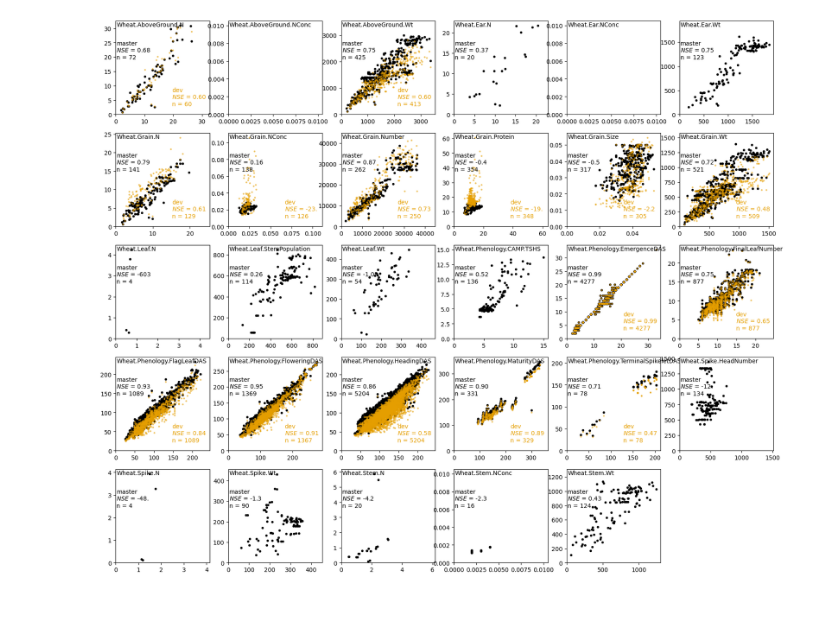
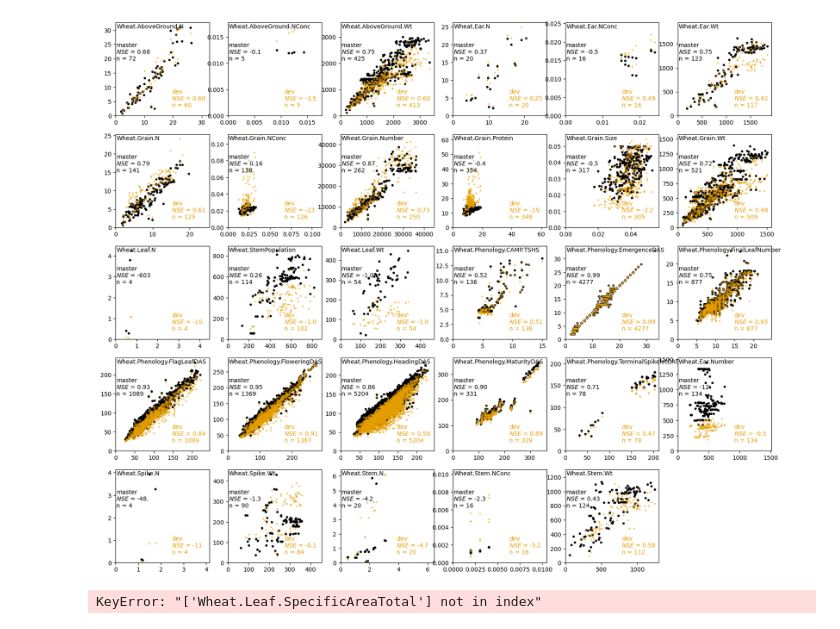
Before and after one commit to HamishBrownPFR/ApsimX, a Jupyter notebook: Prototypes/WheatSimpleLeaf/WheatAnalysisCompare.ipynb, the cells around one changed output. Cells and saved outputs as stored; diff of their text form; code cells hidden in the pictures.

Commit message:
Update analysis scripts

```diff
--- a/Prototypes/WheatSimpleLeaf/WheatAnalysisCompare.ipynb
+++ b/Prototypes/WheatSimpleLeaf/WheatAnalysisCompare.ipynb
@@ -84,6 +84,9 @@ Lines = {1: '-',
 # %%
 MasterfilePath = r'C:\GitHubRepos\ApsimX\Tests\Validation\Wheat\Wheat.db'
 DevfilePath = r'C:\GitHubRepos\ApsimX\Prototypes\WheatSimpleLeaf\WheatSL.db'
+VariableRenamesFile = 'C:\GitHubRepos\ApsimX\Prototypes\WheatSimpleLeaf\SimpleLeafImplementation\VariableRenames.xlsx'
+VRsheetname =  'SimpleLeafRenames'
+VariableRenames = pd.read_excel(VariableRenamesFile,index_col=0, sheet_name='SimpleLeafRenames').to_dict()['SimpleLeaf']
 # %%
 SensibilityFolders = ['CO2AndTranspirationEfficiency',
 'CO2AndTemperatureInteractions',
@@ -282,37 +285,47 @@ for var in HarvVars:
     msv = 3
     alpv = 1
     for p in Pair:
+        if p=='dev' and var in list(VariableRenames.keys()):
+            var = VariableRenames[var]
         obsPred = pd.DataFrame(Pair[p]["obs"].loc[:,var].dropna().copy())
         obsPred.columns = ['obs']
         obsPred.index = obsPred.index.get_level_values(0)
         for s in obsPred.index:
             try:
                 obsPred.loc[s,'pred'] = Pair[p]["pred"].loc[s,var].values[0]
             except:
                 obsPred.loc[s,'pred'] = np.nan
         obsPred.dropna(inplace=True)
         plt.plot(obsPred.obs,obsPred.pred,'o',ms = msv,color = Colors[cpos],alpha = alpv)
 
         if len(obsPred.pred.dropna())>2:
                 n = len(obsPred.obs)
                 RegStats = MUte.MathUtilities.CalcRegressionStats('',obsPred.pred,obsPred.obs)
                 fitR2 = p+'\n$NSE$ = ' + str(RegStats.NSE)[:4] + '\nn = '+ str(n)
                 plt.text(legpos[p][0],legpos[p][1],fitR2,transform=ax.transAxes,horizontalalignment='left', verticalalignment='top',color = Colors[cpos])
 
         if len(obsPred.pred.dropna())>0:
             axmax = max(obsPred.obs.max(),obsPred.pred.max(),axmax)
         cpos +=1
         msv -=1
         alpv *= 0.5
     plt.text(0.01,0.99,var,transform=ax.transAxes,horizontalalignment='left', verticalalignment='top')
 
     plt.ylim(0,axmax*1.05)
     plt.xlim(0,axmax*1.05)
     pos+=1
 # %% [output]
-[figure, old version]
+[figure, new version]
 # %%
-dailyObsIndices = ['Clock.Today',
+def subVarName(name):
+    varName = name
+    try:
+        varName = VariableRenames[name]
+        return varName
+    except:
+        return varName
+
+MasterDailyObsIndices = ['Clock.Today',
                 'Wheat.Phenology.CurrentStageName',
                 'IWeather.Latitude',
                 'IWeather.Longitude',
@@ -323,12 +336,14 @@ dailyObsIndices = ['Clock.Today',
                 'Experiment',
                 'FolderName']
 
-dailyObsVars = ['NDVIModel.Script.NDVI',
+DevDailyObsIndices = [subVarName(x) for x in MasterDailyObsIndices]
+
+MasterDailyObsVars = ['NDVIModel.Script.NDVI',
                 'Wheat.AboveGround.N',
-                'Wheat.AboveGround.Nconc',
+                'Wheat.AboveGround.NConc',
                 'Wheat.AboveGround.Wt',
                 'Wheat.Ear.N',
-                'Wheat.Ear.Nconc',
+                'Wheat.Ear.NConc',
                 'Wheat.Ear.Wt',
                 'Wheat.Grain.N',
                 'Wheat.Grain.NConc',
@@ -367,8 +382,17 @@ dailyObsVars = ['NDVIModel.Script.NDVI',
                 'sum(Soil.Water.MM)',
                 'Soil.Water.Volumetric(1)']
 
-dailyObsIndicesAndVars = dailyObsIndices+dailyObsVars
+DevDailyObsVars = [subVarName(x) for x in MasterDailyObsVars]
 
-DailyObs = Observed.loc[~Observed.loc[:,'Clock.Today'].isnull(),dailyObsIndicesAndVars]
-DailyObs.dropna(axis=1,how="all",inplace=True)
-DailyObs.dropna(axis=0,how="all",inplace=True)
+MasterDailyObsIndicesAndVars = MasterDailyObsIndices+MasterDailyObsVars
+DevDailyObsIndicesAndVars = DevDailyObsIndices+DevDailyObsVars
+
+MasterDailyObs = MasterObserved.loc[~MasterObserved.loc[:,'Clock.Today'].isnull(),MasterDailyObsIndicesAndVars]
+MasterDailyObs.dropna(axis=1,how="all",inplace=True)
+MasterDailyObs.dropna(axis=0,how="all",inplace=True)
+
+DevDailyObs = DevObserved.loc[~DevObserved.loc[:,'Clock.Today'].isnull(),DevDailyObsIndicesAndVars]
+DevDailyObs.dropna(axis=1,how="all",inplace=True)
+DevDailyObs.dropna(axis=0,how="all",inplace=True)
+# %% [output]
+KeyError: "['Wheat.Leaf.SpecificAreaTotal'] not in index"
```
Also changed, not shown: parts of 3 cells of this notebook, 5 other files.
